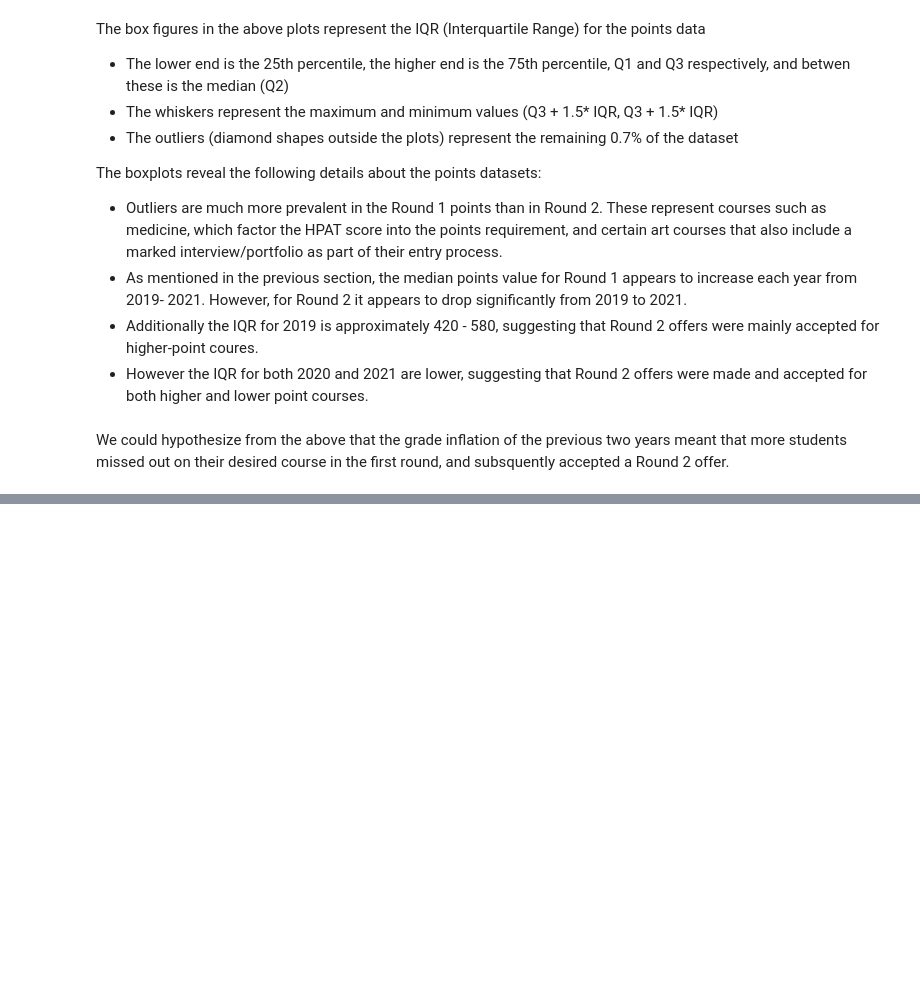
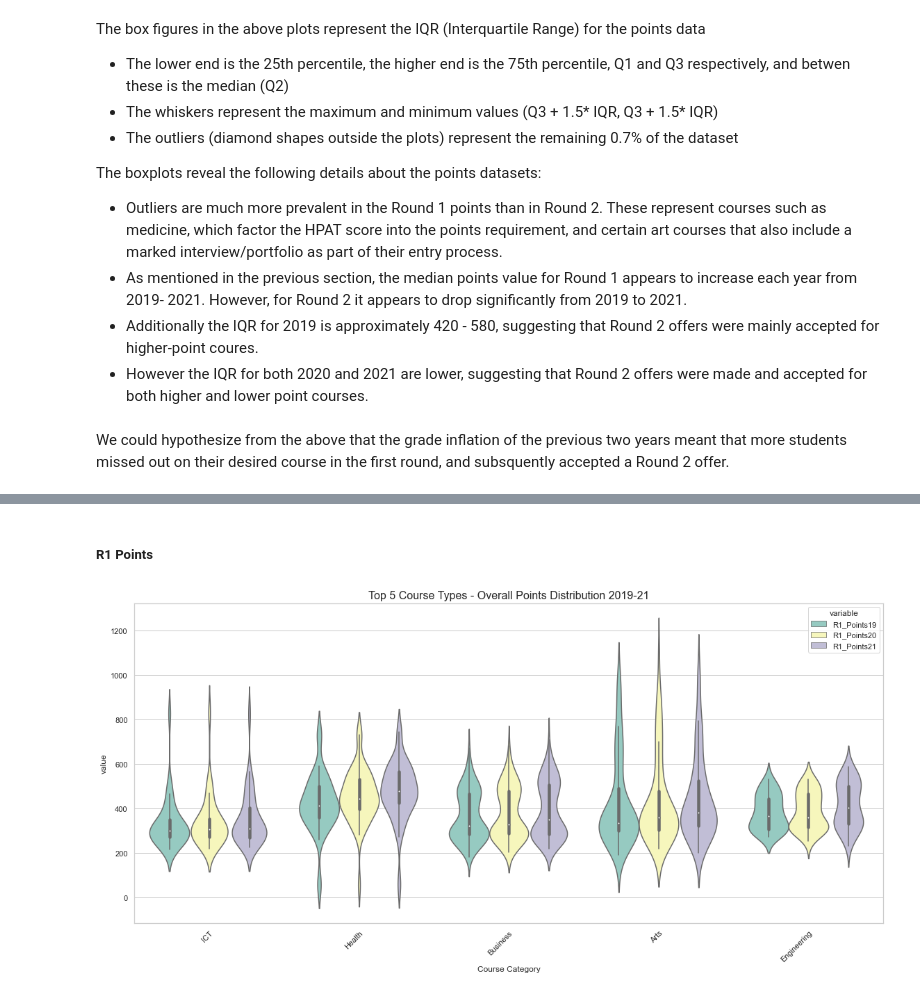
Before and after one commit to katemcg93/Fundamentals-of-Data-Analysis-21-Assessment, a Jupyter notebook: cao.ipynb, the cells around one changed output, grey strips where cells are left out. Drawn from its saved outputs; the diff is of its cells as text; code cells hidden in the pictures; blank space fills up the shorter version.

```diff
--- a/cao.ipynb
+++ b/cao.ipynb
@@ -593,0 +631,23 @@ We could hypothesize from the above that the grade inflation of the previous two
+# %% [markdown]
+##### R1 Points
+# %%
+#Get the top 5 areas of study, then filter the original dataframe to get the points distribution for them
+top_5_courses = sorted_courses.head(n = 5)
+top_5_list = top_5_courses.index.tolist()
+top_5_filter = merge_points_2["Course Category"].isin(top_5_list)
+top_5_df = merge_points_2[top_5_filter]
+
+fig, ax = plt.subplots()
+
+#Melt dataframe
+top_5_melt = top_5_df.melt(id_vars = ["Course Category"], value_vars= ["R1_Points19", "R1_Points20", "R1_Points21"])
+sns.violinplot(data = top_5_melt, y = "value", x = "Course Category", hue = "variable", palette = "Set3")
+xlabels =["ICT", "Health", "Business", "Arts", "Engineering"]
+ax.set_xticklabels(xlabels, rotation=45, ha='right', rotation_mode='anchor')
+plt.title("Top 5 Course Types - Overall Points Distribution 2019-21", fontsize = 16)
+plt.tight_layout()
+sns.set_theme(style='whitegrid')
+plt.show()
+plt.close()
+# %% [output]
+[figure, added]
```
Also changed, not shown: parts of 4 cells of this notebook, 1 other file.
